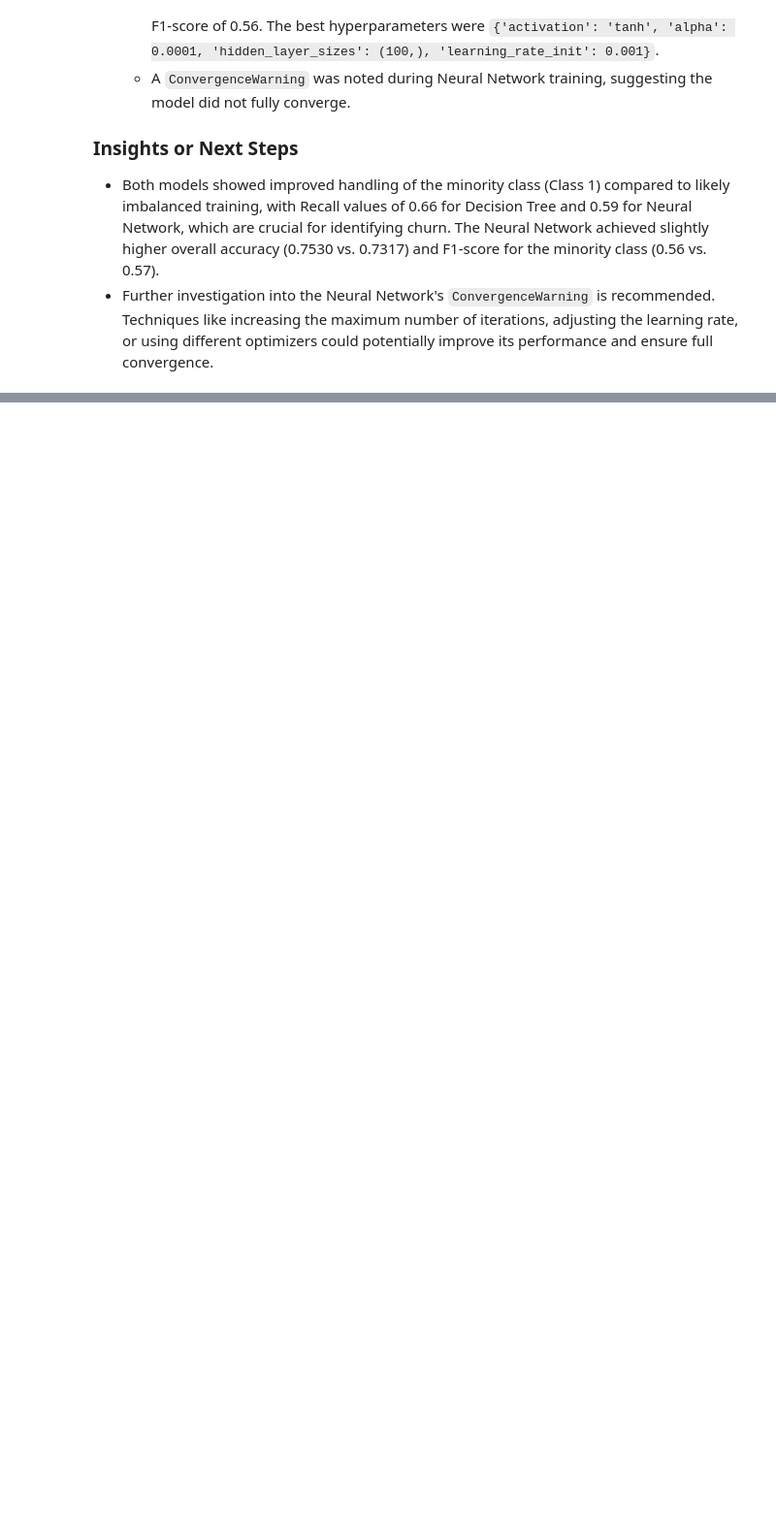
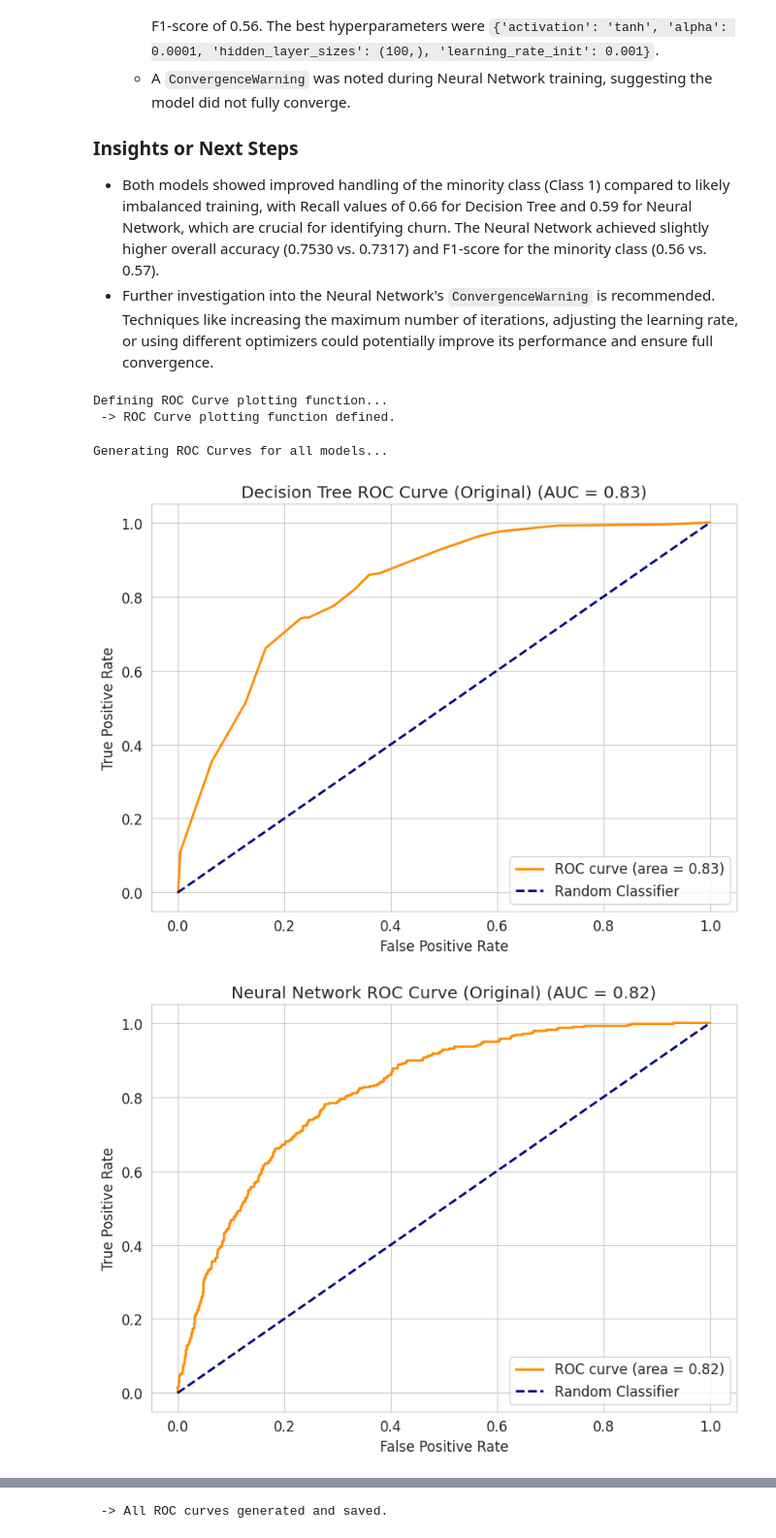
Before and after one commit to manurah/ML-CW, a Jupyter notebook: ML_CW.ipynb, the cells around one changed output, grey strips where cells are left out. Shown at 97% size. Drawn from its saved outputs; the diff is of its cells as text; code cells hidden in the pictures; blank space fills up the shorter version.

```diff
--- a/ML_CW.ipynb
+++ b/ML_CW.ipynb
@@ -589,3 +589,70 @@ weighted avg       0.76      0.75      0.76      1409
 
 *   Both models showed improved handling of the minority class (Class 1) compared to likely imbalanced training, with Recall values of 0.66 for Decision Tree and 0.59 for Neural Network, which are crucial for identifying churn. The Neural Network achieved slightly higher overall accuracy (0.7530 vs. 0.7317) and F1-score for the minority class (0.56 vs. 0.57).
 *   Further investigation into the Neural Network's `ConvergenceWarning` is recommended. Techniques like increasing the maximum number of iterations, adjusting the learning rate, or using different optimizers could potentially improve its performance and ensure full convergence.
+# %%
+print("\nDefining ROC Curve plotting function...")
+
+def plot_roc_curve(model, X_test, y_test, title, filename):
+    """
+    Generates and plots an ROC curve, calculates AUC, and saves the plot.
+
+    Args:
+        model: Trained scikit-learn model with a predict_proba method.
+        X_test: Test features.
+        y_test: True labels for the test set.
+        title (str): Title for the plot.
+        filename (str): Filename to save the plot.
+    """
+    # Predict probabilities for the positive class (Churn=1)
+    y_pred_proba = model.predict_proba(X_test)[:, 1]
+
+    # Calculate FPR, TPR, and thresholds
+    fpr, tpr, thresholds = roc_curve(y_test, y_pred_proba)
+
+    # Calculate AUC
+    roc_auc = auc(fpr, tpr)
+
+    # Create plot
+    plt.figure(figsize=(8, 6))
+    plt.plot(fpr, tpr, color='darkorange', lw=2, label=f'ROC curve (area = {roc_auc:.2f})')
+    plt.plot([0, 1], [0, 1], color='navy', lw=2, linestyle='--', label='Random Classifier')
+
+    # Set labels and title
+    plt.xlabel('False Positive Rate')
+    plt.ylabel('True Positive Rate')
+    plt.title(f'{title} (AUC = {roc_auc:.2f})')
+    plt.legend(loc='lower right')
+    plt.tight_layout()
+
+    # Save and show plot
+    plt.savefig(os.path.join(OUTPUT_DIRE, filename), dpi=300)
+    plt.show()
+
+print(" -> ROC Curve plotting function defined.")
+# %% [output]
+Defining ROC Curve plotting function...
+ -> ROC Curve plotting function defined.
+# %%
+print("\nGenerating ROC Curves for all models...")
+
+# 1. ROC for Original Decision Tree
+plot_roc_curve(best_dt, X_test_scaled, y_test,
+               "Decision Tree ROC Curve (Original)", "roc_dt_original.png")
+
+# 2. ROC for Original Neural Network
+plot_roc_curve(best_nn, X_test_scaled, y_test,
+               "Neural Network ROC Curve (Original)", "roc_nn_original.png")
+
+# 3. ROC for SMOTE-trained Decision Tree
+plot_roc_curve(best_dt_smote, X_test_scaled, y_test,
+               "Decision Tree ROC Curve (SMOTE)", "roc_dt_smote.png")
+
+# 4. ROC for SMOTE-trained Neural Network
+plot_roc_curve(best_nn_smote, X_test_scaled, y_test,
+               "Neural Network ROC Curve (SMOTE)", "roc_nn_smote.png")
+
+print(" -> All ROC curves generated and saved.")
+# %% [output]
+Generating ROC Curves for all models...
+[figure, added]
+[figure, added]
@@ -591,0 +661 @@ weighted avg       0.76      0.75      0.76      1409
+ -> All ROC curves generated and saved.
```
Also changed, not shown: parts of 12 cells of this notebook.
